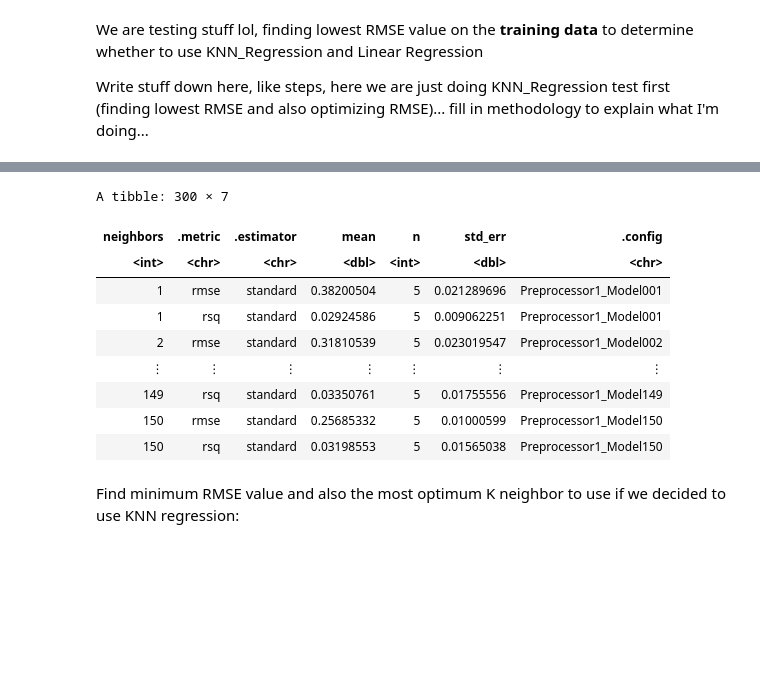
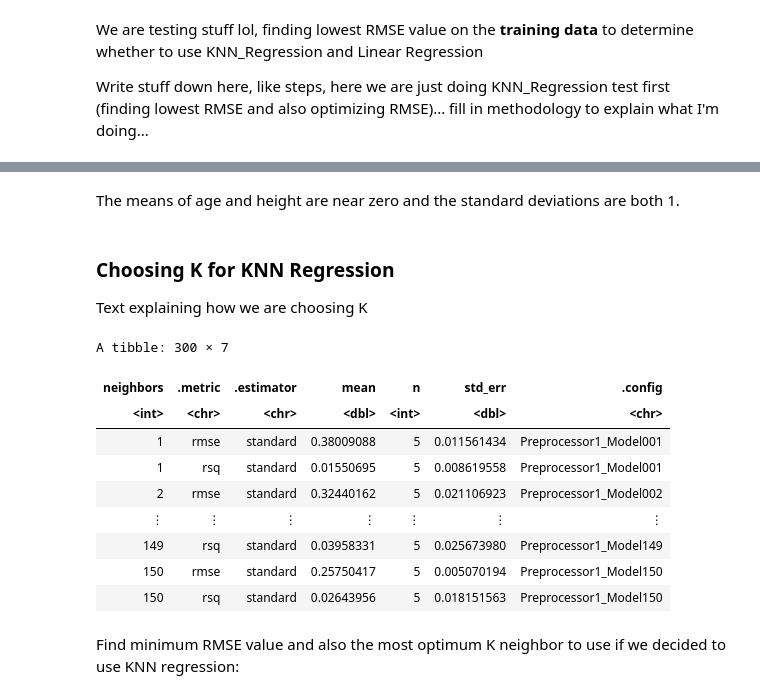
Before and after one commit to BoBomanUltra/Project_Group_39, a Jupyter notebook: Project_Proposal.ipynb, the cells around one changed output, grey strips where cells are left out. Saved outputs shown, nothing was run; the diff lists cells and outputs as text; code cells hidden in the pictures; blank space fills up the shorter version.

```diff
--- a/Project_Proposal.ipynb
+++ b/Project_Proposal.ipynb
@@ -120,10 +103,10 @@ player_stats <- rbind(player_stats_winners, player_stats_losers)|>
     mutate(results = as_factor(results))|>
     mutate(results = as.numeric(results))|>
     mutate(results = results-1)|>
-    group_by(name, ht)|>
+    group_by(name, ht)|>           # Should we be grouping by height as well as name?
     summarize(rate_of_losing=mean(results), mean_age=mean(age))|>
-    mutate(rate_of_winning = 1 - rate_of_losing)|>
-    select(name, mean_age, ht, rate_of_winning)
+    mutate(rate_of_winning = 1 - rate_of_losing) |>
+    select(-rate_of_losing)
 #|> arrange(rate_of_winning)
 player_stats
 
@@ -185,0 +235,33 @@ Write stuff down here, like steps, here we are just doing KNN_Regression test fi
+# %%
+set.seed(1234)
+# Reminder what the means and SDs looked before standardization
+title <- "Table 3: Means and Standard Deviations in Training Data"
+cat("\n", title, "\n")
+
+# Print the table
+train_stats
+
+
+# Standardizing the data
+player_stats_recipe <- recipe(rate_of_winning ~ ht + mean_age, data = player_stats_training) |>
+    step_scale(all_predictors()) |>
+    step_center(all_predictors()) |>
+    prep()
+
+scaled_data <- bake(player_stats_recipe, player_stats_training)
+
+# A look at the means and SDs after standardization
+standardized_stats <- scaled_data|>
+    summarize(age_mean = mean(mean_age),
+              ht_mean = mean(ht),
+              age_sd = sd(mean_age),
+              ht_sd = sd(ht)) |>
+              pivot_longer(cols = age_mean:ht_sd,
+                  names_to = "statistic",
+                  values_to = "value")
+#Set table title
+title <- "Table 5: Means and Standard Deviations in Standardized Data"
+cat("\n", title, "\n")
+
+# Print the table
+standardized_stats
@@ -186,35 +285,36 @@ Write stuff down here, like steps, here we are just doing KNN_Regression test fi
+# %% [markdown]
+The means of age and height are near zero and the standard deviations are both 1.
+# %% [markdown]
+### Choosing K for KNN Regression
+Text explaining how we are choosing K
 # %%
 set.seed(1234)
 player_stats_spec <- nearest_neighbor(weight_func = "rectangular", neighbors = tune()) |>
     set_engine("kknn") |>
     set_mode("regression")
-
-player_stats_recipe <- recipe(rate_of_winning ~ ht + mean_age, data = player_stats_training) |>
-    step_scale(all_predictors()) |>
-    step_center(all_predictors())
 
 player_stats_vfold <- vfold_cv(player_stats_training, v = 5, strata = rate_of_winning)
 
 gridvals <- tibble(neighbors = seq(1, 150))
 
 player_stats_results <- workflow() |>
     add_recipe(player_stats_recipe) |>
     add_model(player_stats_spec) |>
     tune_grid(resamples = player_stats_vfold, grid = gridvals) |> # if you use grid = 200, it will test for neighbours from 1:200 (same as gridvals in this case)
     collect_metrics()
 
 player_stats_results
 # %% [output]
 A tibble: 300 × 7
 | neighbors | .metric | .estimator | mean | n | std_err | .config |
 | <int> | <chr> | <chr> | <dbl> | <int> | <dbl> | <chr> |
-| 1 | rmse | standard | 0.38200504 | 5 | 0.021289696 | Preprocessor1_Model001 |
-| 1 | rsq | standard | 0.02924586 | 5 | 0.009062251 | Preprocessor1_Model001 |
-| 2 | rmse | standard | 0.31810539 | 5 | 0.023019547 | Preprocessor1_Model002 |
+| 1 | rmse | standard | 0.38009088 | 5 | 0.011561434 | Preprocessor1_Model001 |
+| 1 | rsq | standard | 0.01550695 | 5 | 0.008619558 | Preprocessor1_Model001 |
+| 2 | rmse | standard | 0.32440162 | 5 | 0.021106923 | Preprocessor1_Model002 |
 | ⋮ | ⋮ | ⋮ | ⋮ | ⋮ | ⋮ | ⋮ |
-| 149 | rsq | standard | 0.03350761 | 5 | 0.01755556 | Preprocessor1_Model149 |
-| 150 | rmse | standard | 0.25685332 | 5 | 0.01000599 | Preprocessor1_Model150 |
-| 150 | rsq | standard | 0.03198553 | 5 | 0.01565038 | Preprocessor1_Model150 |
+| 149 | rsq | standard | 0.03958331 | 5 | 0.025673980 | Preprocessor1_Model149 |
+| 150 | rmse | standard | 0.25750417 | 5 | 0.005070194 | Preprocessor1_Model150 |
+| 150 | rsq | standard | 0.02643956 | 5 | 0.018151563 | Preprocessor1_Model150 |
 # %% [markdown]
 Find minimum RMSE value and also the most optimum K neighbor to use if we decided to use KNN regression:
 # %%
```
Also changed, not shown: parts of 21 cells of this notebook.
